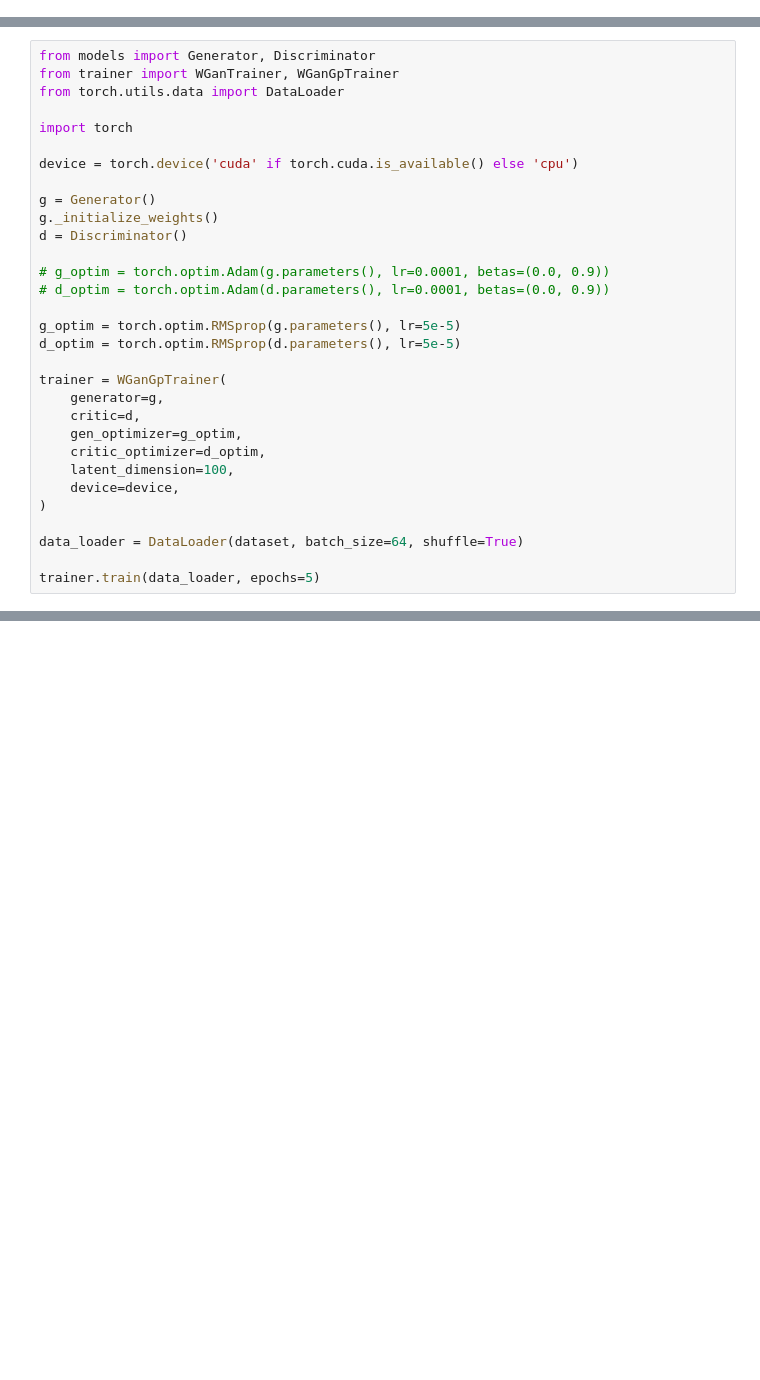
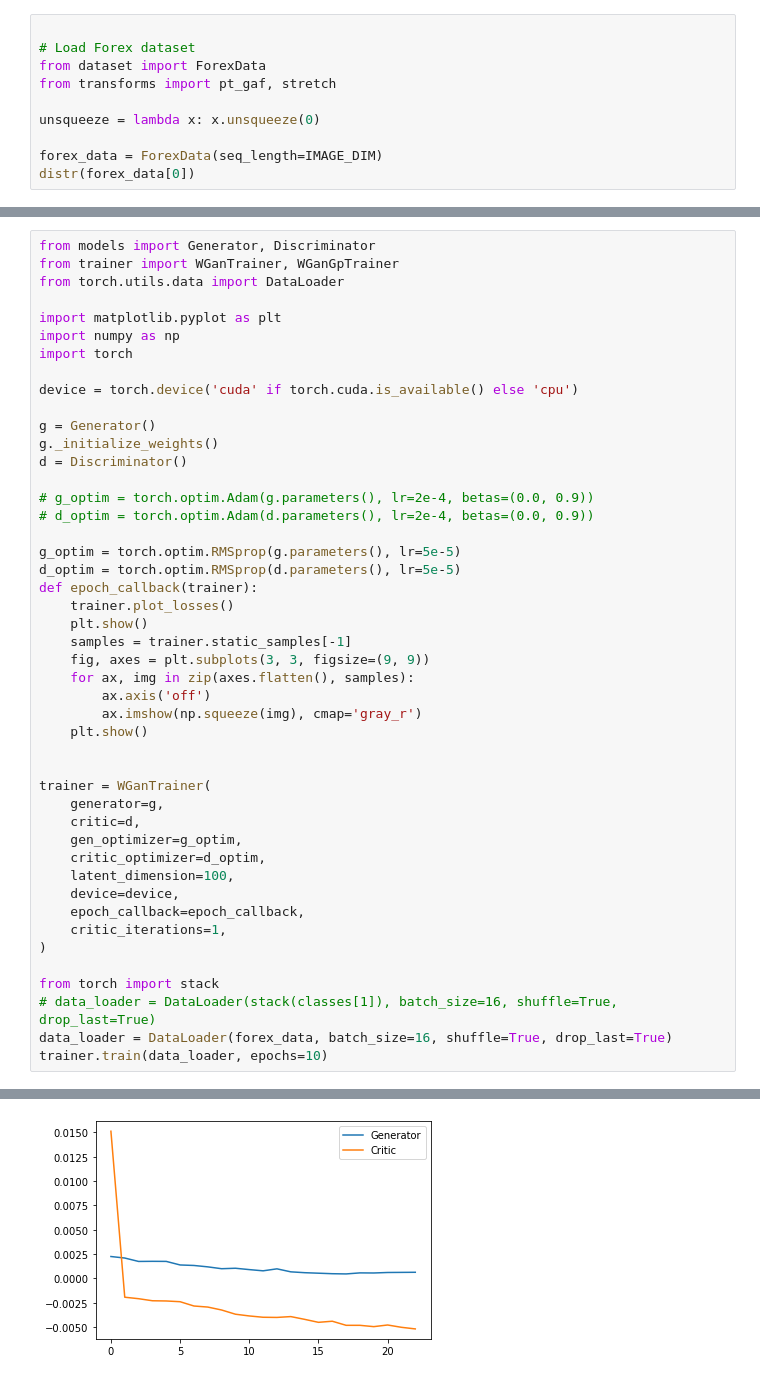
Before and after one commit to jekabsGritans/gaf-gan, a Jupyter notebook: work.ipynb, the cells around one changed output, grey strips where cells are left out. Saved outputs shown, nothing was run; the diff lists cells and outputs as text; blank space fills up the shorter version.

```diff
--- a/work.ipynb
+++ b/work.ipynb
@@ -6,0 +20,10 @@ dataset = FashionMNIST('data/fashion-mnist', train=True, download=True, transfor
+# %%
+
+# Load Forex dataset
+from dataset import ForexData
+from transforms import pt_gaf, stretch
+
+unsqueeze = lambda x: x.unsqueeze(0)
+
+forex_data = ForexData(seq_length=IMAGE_DIM)
+distr(forex_data[0])
@@ -7,33 +33,49 @@ dataset = FashionMNIST('data/fashion-mnist', train=True, download=True, transfor
 # %%
 from models import Generator, Discriminator
 from trainer import WGanTrainer, WGanGpTrainer
 from torch.utils.data import DataLoader
 
+import matplotlib.pyplot as plt
+import numpy as np
 import torch
 
 device = torch.device('cuda' if torch.cuda.is_available() else 'cpu')
 
 g = Generator()
 g._initialize_weights()
 d = Discriminator()
 
-# g_optim = torch.optim.Adam(g.parameters(), lr=0.0001, betas=(0.0, 0.9))
-# d_optim = torch.optim.Adam(d.parameters(), lr=0.0001, betas=(0.0, 0.9))
+# g_optim = torch.optim.Adam(g.parameters(), lr=2e-4, betas=(0.0, 0.9))
+# d_optim = torch.optim.Adam(d.parameters(), lr=2e-4, betas=(0.0, 0.9))
 
 g_optim = torch.optim.RMSprop(g.parameters(), lr=5e-5)
 d_optim = torch.optim.RMSprop(d.parameters(), lr=5e-5)
+def epoch_callback(trainer):
+    trainer.plot_losses()
+    plt.show()
+    samples = trainer.static_samples[-1]
+    fig, axes = plt.subplots(3, 3, figsize=(9, 9))
+    for ax, img in zip(axes.flatten(), samples):
+        ax.axis('off')
+        ax.imshow(np.squeeze(img), cmap='gray_r')
+    plt.show()
 
-trainer = WGanGpTrainer(
+
+trainer = WGanTrainer(
     generator=g,
     critic=d,
     gen_optimizer=g_optim,
     critic_optimizer=d_optim,
     latent_dimension=100,
     device=device,
+    epoch_callback=epoch_callback,
+    critic_iterations=1,
 )
 
-data_loader = DataLoader(dataset, batch_size=64, shuffle=True)
-
-trainer.train(data_loader, epochs=5)
+from torch import stack
+# data_loader = DataLoader(stack(classes[1]), batch_size=16, shuffle=True, drop_last=True)
+data_loader = DataLoader(forex_data, batch_size=16, shuffle=True, drop_last=True)
+trainer.train(data_loader, epochs=10)
 # %% [output]
 Training...
+[figure, added]
```
Also changed, not shown: parts of 10 cells of this notebook, 8 other files.
